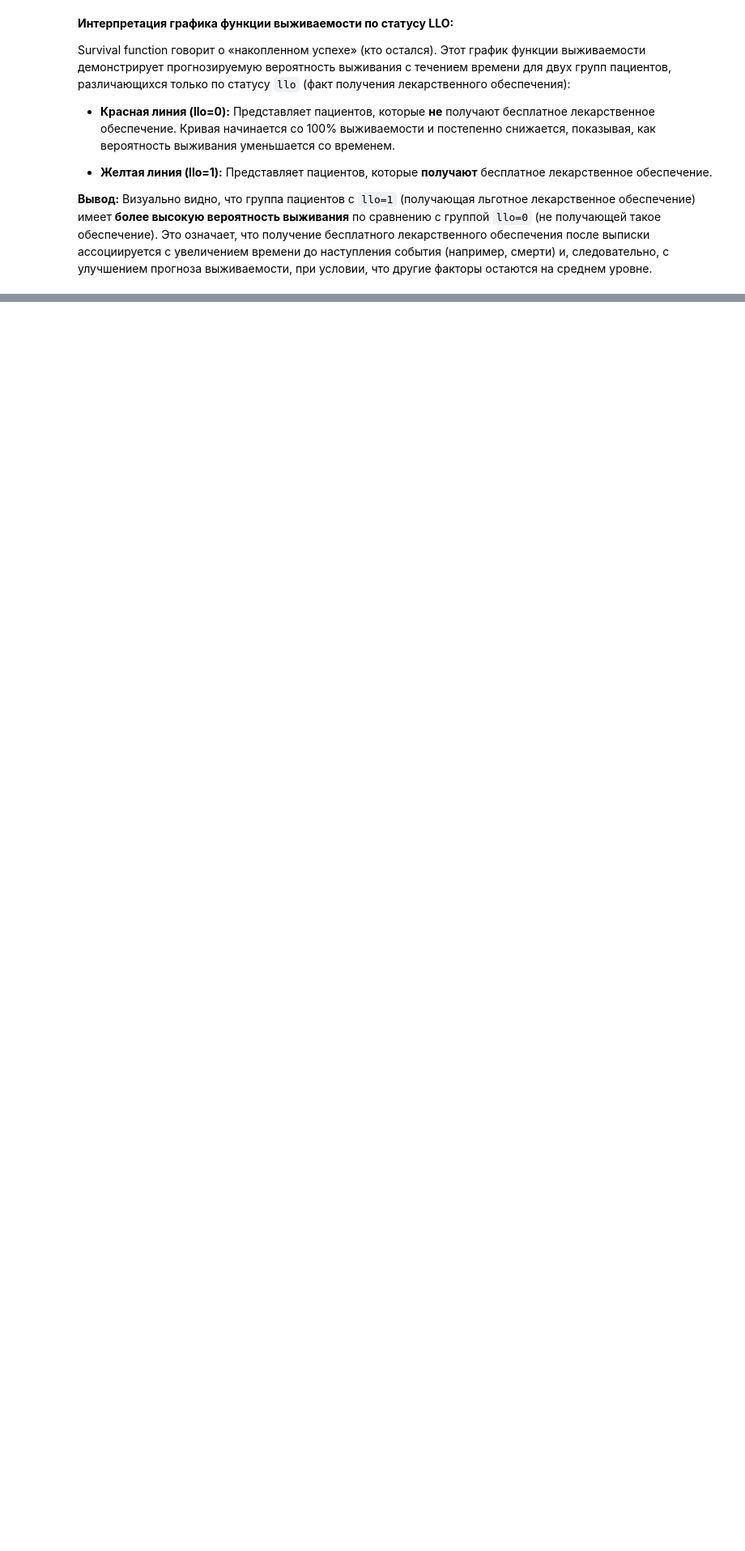
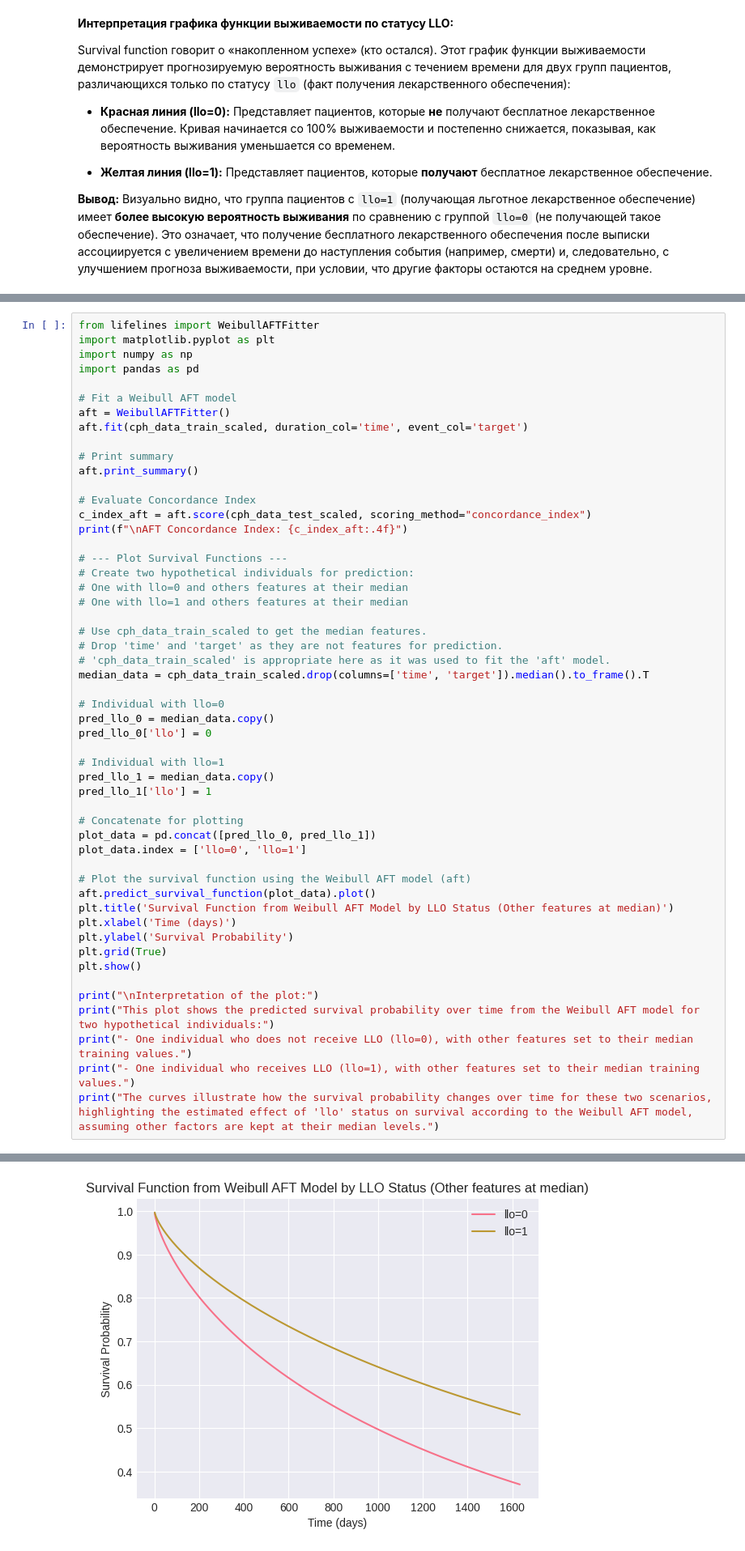
Before and after one commit to D2718281828nis/BioMedAI-Heart-Desease-LifeTime-Forecast, a Jupyter notebook: Survival-function-analysys.ipynb, the cells around one changed output, grey strips where cells are left out. Shown at 81% size. Drawn from its saved outputs; the diff is of its cells as text; blank space fills up the shorter version.

```diff
--- a/Survival-function-analysys.ipynb
+++ b/Survival-function-analysys.ipynb
@@ -623,0 +716,53 @@ print(f"'llo' hazard ratio 95% CI: [{llo_hazard_ratio_lower_ci:.2f}, {llo_hazard
+# %%
+from lifelines import WeibullAFTFitter
+import matplotlib.pyplot as plt
+import numpy as np
+import pandas as pd
+
+# Fit a Weibull AFT model
+aft = WeibullAFTFitter()
+aft.fit(cph_data_train_scaled, duration_col='time', event_col='target')
+
+# Print summary
+aft.print_summary()
+
+# Evaluate Concordance Index
+c_index_aft = aft.score(cph_data_test_scaled, scoring_method="concordance_index")
+print(f"\nAFT Concordance Index: {c_index_aft:.4f}")
+
+# --- Plot Survival Functions ---
+# Create two hypothetical individuals for prediction:
+# One with llo=0 and others features at their median
+# One with llo=1 and others features at their median
+
+# Use cph_data_train_scaled to get the median features.
+# Drop 'time' and 'target' as they are not features for prediction.
+# 'cph_data_train_scaled' is appropriate here as it was used to fit the 'aft' model.
+median_data = cph_data_train_scaled.drop(columns=['time', 'target']).median().to_frame().T
+
+# Individual with llo=0
+pred_llo_0 = median_data.copy()
+pred_llo_0['llo'] = 0
+
+# Individual with llo=1
+pred_llo_1 = median_data.copy()
+pred_llo_1['llo'] = 1
+
+# Concatenate for plotting
+plot_data = pd.concat([pred_llo_0, pred_llo_1])
+plot_data.index = ['llo=0', 'llo=1']
+
+# Plot the survival function using the Weibull AFT model (aft)
+aft.predict_survival_function(plot_data).plot()
+plt.title('Survival Function from Weibull AFT Model by LLO Status (Other features at median)')
+plt.xlabel('Time (days)')
+plt.ylabel('Survival Probability')
+plt.grid(True)
+plt.show()
+
+print("\nInterpretation of the plot:")
+print("This plot shows the predicted survival probability over time from the Weibull AFT model for two hypothetical individuals:")
+print("- One individual who does not receive LLO (llo=0), with other features set to their median training values.")
+print("- One individual who receives LLO (llo=1), with other features set to their median training values.")
+print("The curves illustrate how the survival probability changes over time for these two scenarios, highlighting the estimated effect of 'llo' status on survival according to the Weibull AFT model, assuming other factors are kept at their median levels.")
+# %% [output]
@@ -623,0 +798 @@ print(f"'llo' hazard ratio 95% CI: [{llo_hazard_ratio_lower_ci:.2f}, {llo_hazard
+[figure, added]
```
Also changed, not shown: parts of 36 cells of this notebook.
